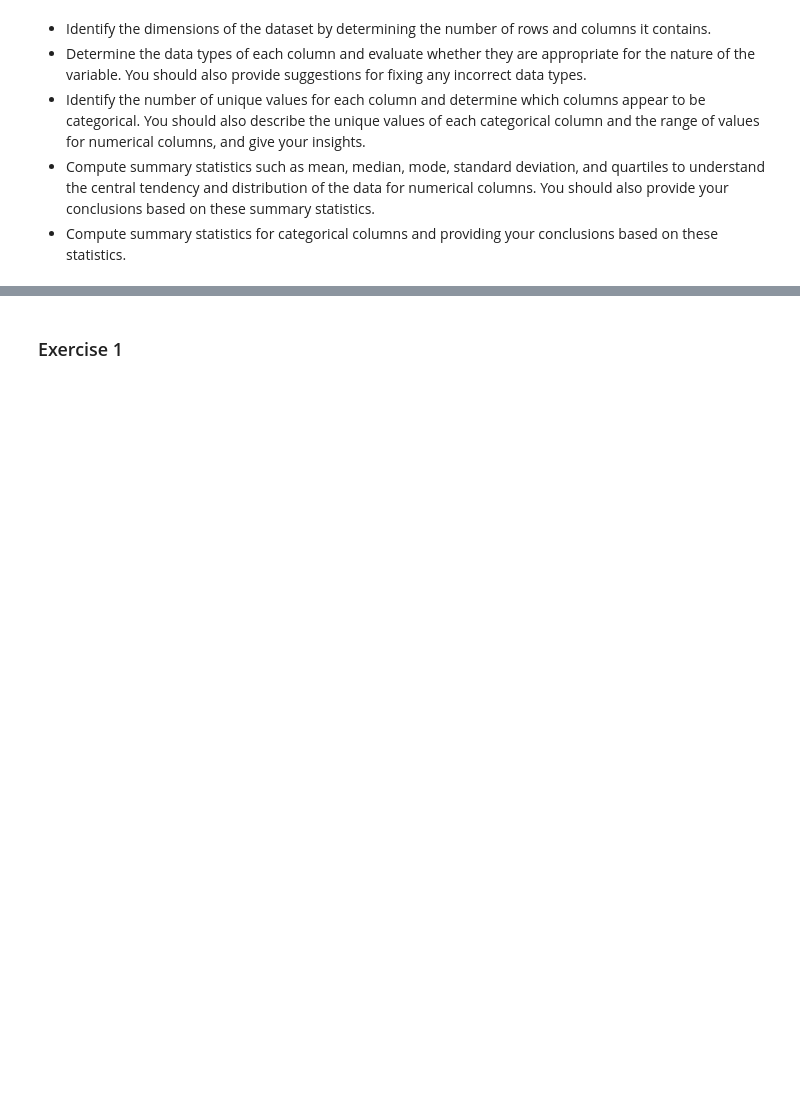
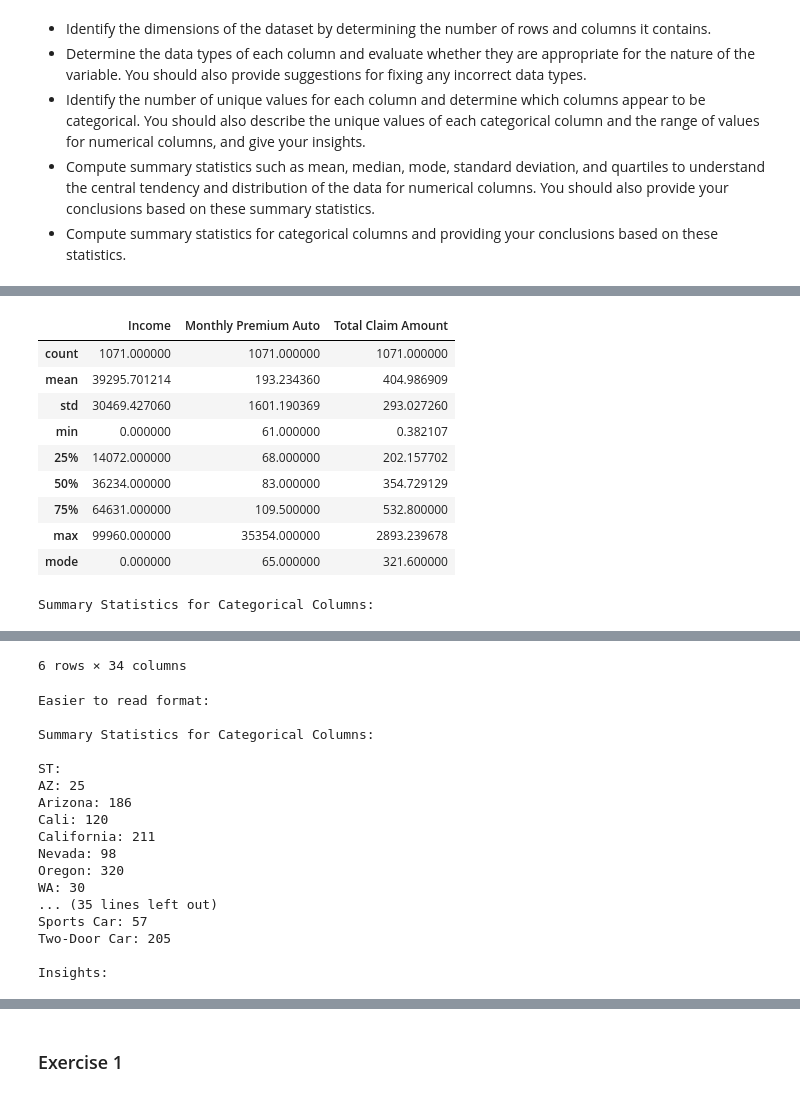
Before and after one commit to pdesgrip/lab-dw-pandas, a Jupyter notebook: lab-dw-pandas.ipynb, the cells around one changed output, grey strips where cells are left out. Cells and saved outputs as stored; diff of their text form; code cells hidden in the pictures; blank space fills up the shorter version.

```diff
--- a/lab-dw-pandas.ipynb
+++ b/lab-dw-pandas.ipynb
@@ -239,0 +206,38 @@ Oberservations:
+# %%
+# Statistics for numerical columns
+
+descriptive_stats = file1[numerical_columns].describe()
+modes = file1[numerical_columns].mode().iloc[0]
+descriptive_stats = descriptive_stats.append(pd.Series(modes, name='mode'))
+display(descriptive_stats)
+
+
+
+# Statistics for categorical columns
+categorical_stats = pd.DataFrame({col: file1[col].value_counts() for col in categorical_columns}).transpose()
+print("\nSummary Statistics for Categorical Columns:")
+display(categorical_stats)
+
+# Make these easier tro read
+
+print("Easier to read format:\n")
+print("Summary Statistics for Categorical Columns:")
+
+for column, stats in categorical_stats.iterrows():
+    print(f"\n{column}:")
+    for category, count in stats.dropna().items():
+        print(f"{category}:", int(count))
+
+print("\nInsights:")
+# %% [output]
+|  | Income | Monthly Premium Auto | Total Claim Amount |
+| count | 1071.000000 | 1071.000000 | 1071.000000 |
+| mean | 39295.701214 | 193.234360 | 404.986909 |
+| std | 30469.427060 | 1601.190369 | 293.027260 |
+| min | 0.000000 | 61.000000 | 0.382107 |
+| 25% | 14072.000000 | 68.000000 | 202.157702 |
+| 50% | 36234.000000 | 83.000000 | 354.729129 |
+| 75% | 64631.000000 | 109.500000 | 532.800000 |
+| max | 99960.000000 | 35354.000000 | 2893.239678 |
+| mode | 0.000000 | 65.000000 | 321.600000 |
+Summary Statistics for Categorical Columns:
@@ -239,0 +251,18 @@ Oberservations:
+6 rows × 34 columns
+Easier to read format:
+
+Summary Statistics for Categorical Columns:
+
+ST:
+AZ: 25
+Arizona: 186
+Cali: 120
+California: 211
+Nevada: 98
+Oregon: 320
+WA: 30
+... (35 lines left out)
+Sports Car: 57
+Two-Door Car: 205
+
+Insights:
```
Also changed, not shown: parts of 15 cells of this notebook.
